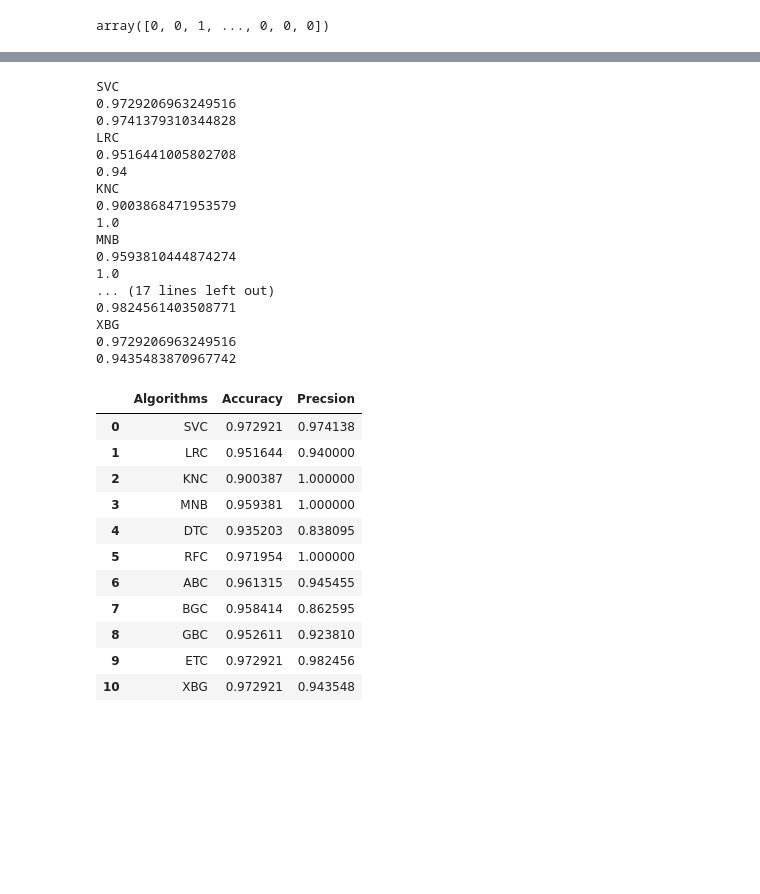
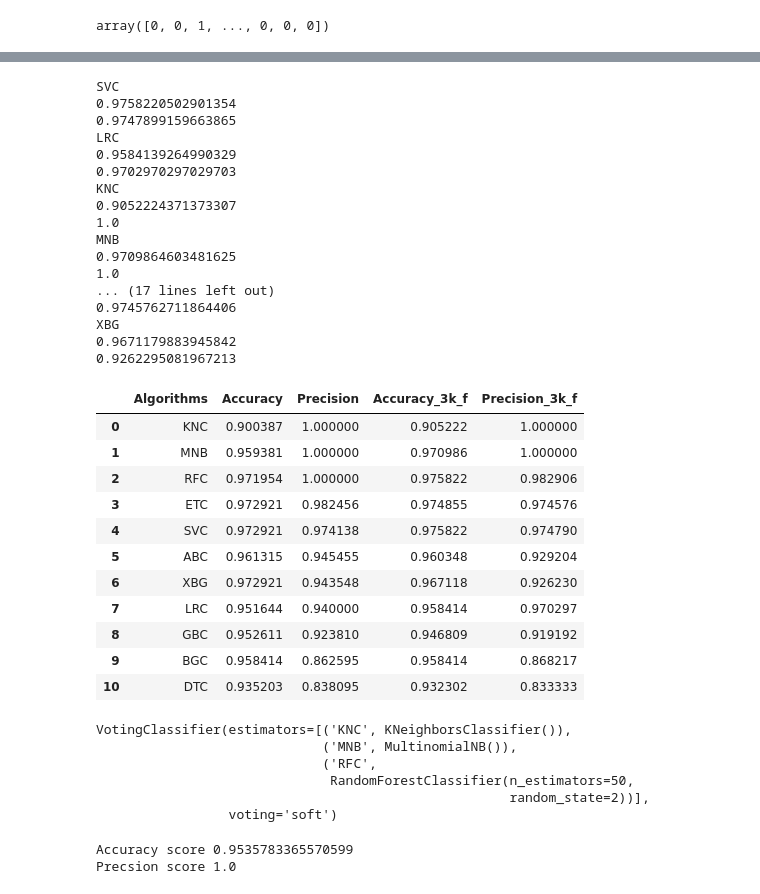
Before and after one commit to Utsuk7/SMS-Spam-Detection, a Jupyter notebook: SMS_Spam_Detection.ipynb, the cells around one changed output, grey strips where cells are left out. Drawn from its saved outputs; the diff is of its cells as text; code cells hidden in the pictures; blank space fills up the shorter version.

```diff
--- a/SMS_Spam_Detection.ipynb
+++ b/SMS_Spam_Detection.ipynb
@@ -386,7 +386,7 @@ print(precision_score(y_test,y_pred3))
 0.9734513274336283
 # %%
 #TfidVectorisation
-tfid=TfidfVectorizer()
+tfid=TfidfVectorizer(max_features=3000)
 # %%
 X=tfid.fit_transform(df['preprocessed_text']).toarray()
 # %%
@@ -494,35 +494,38 @@ for names,algo in column.items():
   precision_array.append(precision)
 # %% [output]
 SVC
-0.9729206963249516
-0.9741379310344828
+0.9758220502901354
+0.9747899159663865
 LRC
-0.9516441005802708
-0.94
+0.9584139264990329
+0.9702970297029703
 KNC
-0.9003868471953579
+0.9052224371373307
 1.0
 MNB
-0.9593810444874274
+0.9709864603481625
 1.0
 ... (17 lines left out)
-0.9824561403508771
+0.9745762711864406
 XBG
-0.9729206963249516
-0.9435483870967742
+0.9671179883945842
+0.9262295081967213
 # %%
-pred_df=pd.DataFrame({'Algorithms':column.keys(),'Accuracy':accuracy_array,'Precsion':precision_array})
+pred_df=pd.DataFrame({'Algorithms':column.keys(),'Accuracy':accuracy_array,'Precision':precision_array}).sort_values('Precision',ascending=False)
 pred_df
+temp_df=pd.DataFrame({'Algorithms':column.keys(),'Accuracy_3k_f':accuracy_array,'Precision_3k_f':precision_array}).sort_values('Precision_3k_f',ascending=False)
-# %% [output]
-|  | Algorithms | Accuracy | Precsion |
-| 0 | SVC | 0.972921 | 0.974138 |
-| 1 | LRC | 0.951644 | 0.940000 |
-| 2 | KNC | 0.900387 | 1.000000 |
-| 3 | MNB | 0.959381 | 1.000000 |
-| 4 | DTC | 0.935203 | 0.838095 |
-| 5 | RFC | 0.971954 | 1.000000 |
-| 6 | ABC | 0.961315 | 0.945455 |
-| 7 | BGC | 0.958414 | 0.862595 |
-| 8 | GBC | 0.952611 | 0.923810 |
-| 9 | ETC | 0.972921 | 0.982456 |
-| 10 | XBG | 0.972921 | 0.943548 |
+# %%
+pred_df.merge(temp_df,on='Algorithms')
+# %% [output]
+|  | Algorithms | Accuracy | Precision | Accuracy_3k_f | Precision_3k_f |
+| 0 | KNC | 0.900387 | 1.000000 | 0.905222 | 1.000000 |
+| 1 | MNB | 0.959381 | 1.000000 | 0.970986 | 1.000000 |
+| 2 | RFC | 0.971954 | 1.000000 | 0.975822 | 0.982906 |
+| 3 | ETC | 0.972921 | 0.982456 | 0.974855 | 0.974576 |
+| 4 | SVC | 0.972921 | 0.974138 | 0.975822 | 0.974790 |
+| 5 | ABC | 0.961315 | 0.945455 | 0.960348 | 0.929204 |
+| 6 | XBG | 0.972921 | 0.943548 | 0.967118 | 0.926230 |
+| 7 | LRC | 0.951644 | 0.940000 | 0.958414 | 0.970297 |
+| 8 | GBC | 0.952611 | 0.923810 | 0.946809 | 0.919192 |
+| 9 | BGC | 0.958414 | 0.862595 | 0.958414 | 0.868217 |
+| 10 | DTC | 0.935203 | 0.838095 | 0.932302 | 0.833333 |
@@ -528,0 +536,9 @@ pred_df
+# %%
+voting.fit(X_train,y_train)
+# %% [output]
+VotingClassifier(estimators=[('KNC', KNeighborsClassifier()),
+                             ('MNB', MultinomialNB()),
+                             ('RFC',
+                              RandomForestClassifier(n_estimators=50,
+                                                     random_state=2))],
+                 voting='soft')
@@ -528,0 +547,6 @@ pred_df
+# %%
+print('Accuracy score',accuracy_score(y_test,pred_voting))
+print('Precsion score',precision_score(y_test,pred_voting))
+# %% [output]
+Accuracy score 0.9535783365570599
+Precsion score 1.0
```
Also changed, not shown: parts of 12 cells of this notebook.
